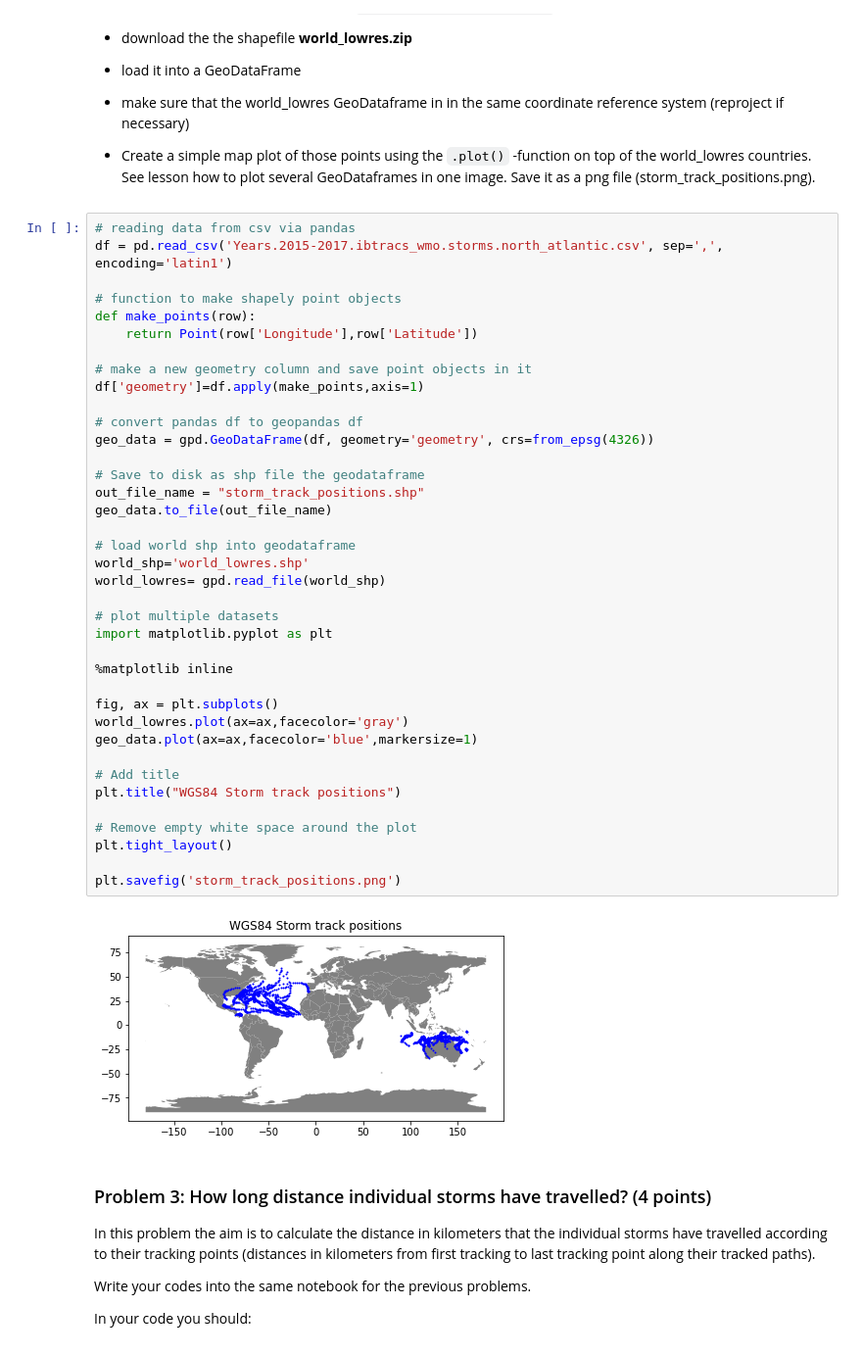
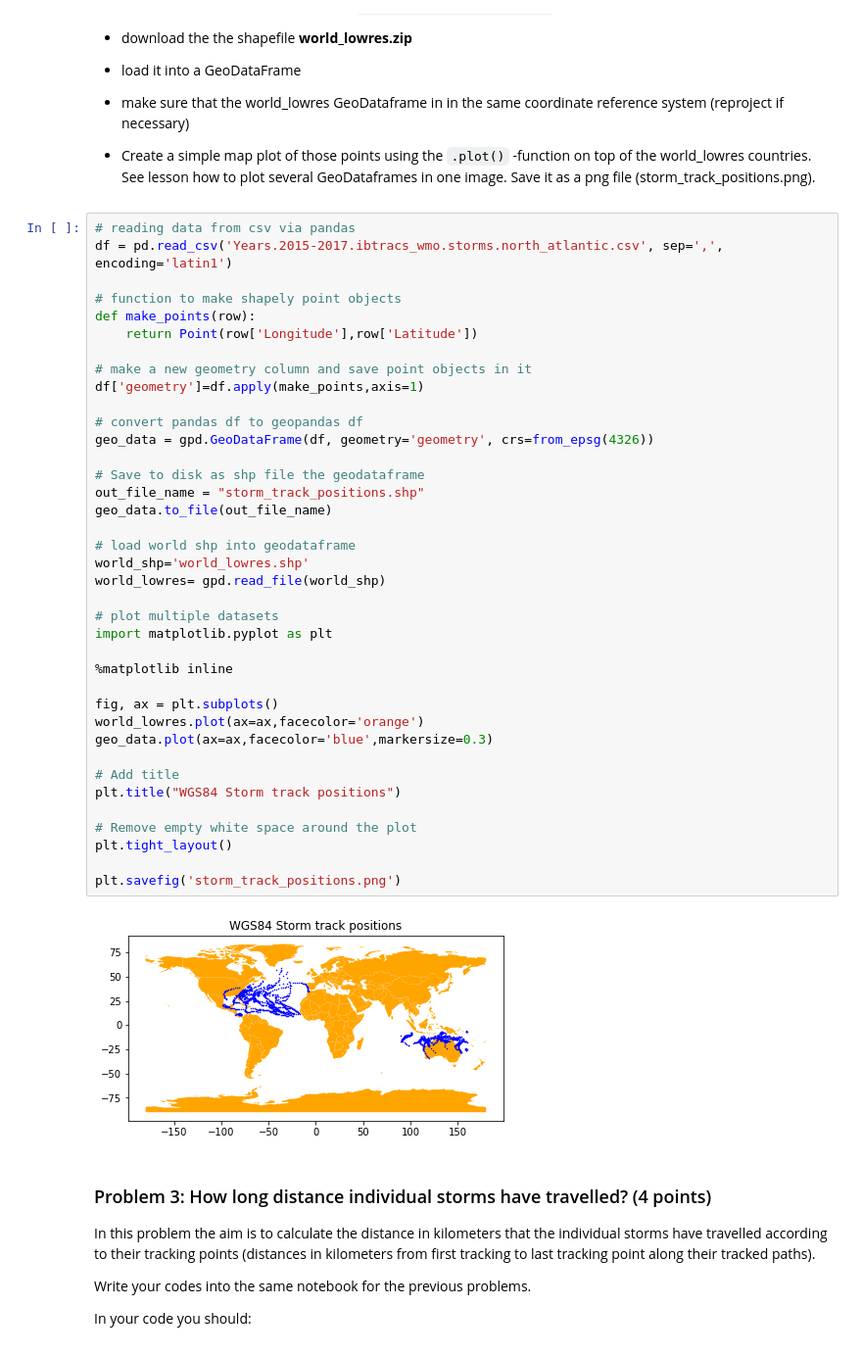
Before and after one commit to Bakhtiyar-Garashov/GeoPython2020, a Jupyter notebook: Assignment2/assignment2.ipynb, the cells around one changed output. Shown: that part at 98% size. Saved outputs shown, nothing was run; the diff lists cells and outputs as text.

```diff
--- a/Assignment2/assignment2.ipynb
+++ b/Assignment2/assignment2.ipynb
@@ -165,36 +166,36 @@ def make_points(row):
 
 # make a new geometry column and save point objects in it
 df['geometry']=df.apply(make_points,axis=1)
 
 # convert pandas df to geopandas df
 geo_data = gpd.GeoDataFrame(df, geometry='geometry', crs=from_epsg(4326))
 
 # Save to disk as shp file the geodataframe
 out_file_name = "storm_track_positions.shp"
 geo_data.to_file(out_file_name)
 
 # load world shp into geodataframe
 world_shp='world_lowres.shp'
 world_lowres= gpd.read_file(world_shp)
 
 # plot multiple datasets
 import matplotlib.pyplot as plt
 
 %matplotlib inline
 
 fig, ax = plt.subplots()
-world_lowres.plot(ax=ax,facecolor='gray')
-geo_data.plot(ax=ax,facecolor='blue',markersize=1)
+world_lowres.plot(ax=ax,facecolor='orange')
+geo_data.plot(ax=ax,facecolor='blue',markersize=0.3)
 
 # Add title
 plt.title("WGS84 Storm track positions")
 
 # Remove empty white space around the plot
 plt.tight_layout()
 
 plt.savefig('storm_track_positions.png')
 # %% [output]
-[figure, old version]
+[figure, new version]
 # %% [markdown]
 ### Problem 3: How long distance individual storms have travelled? (4 points)
 
```
Also changed, not shown: parts of 2 cells of this notebook, 1 other file.
